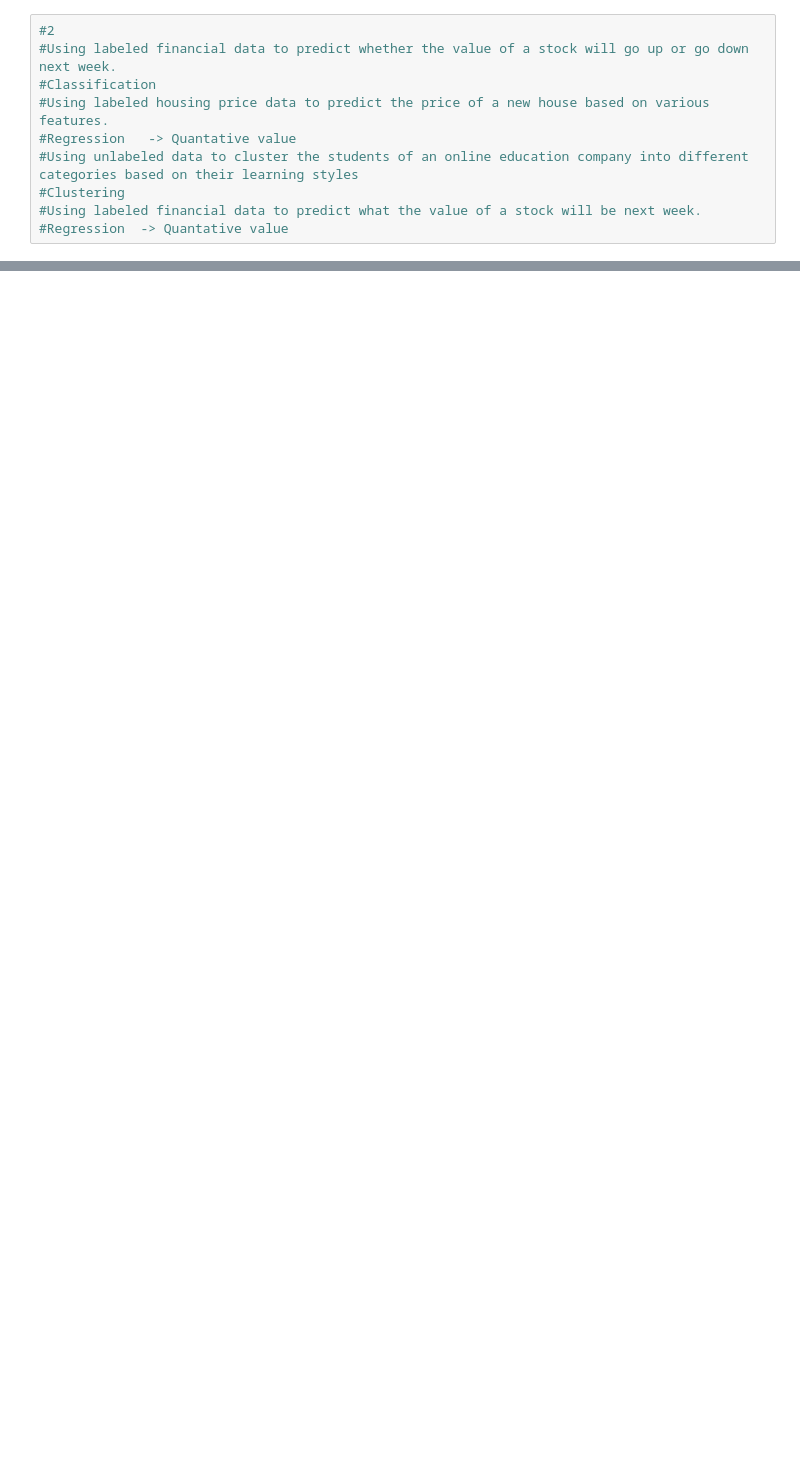
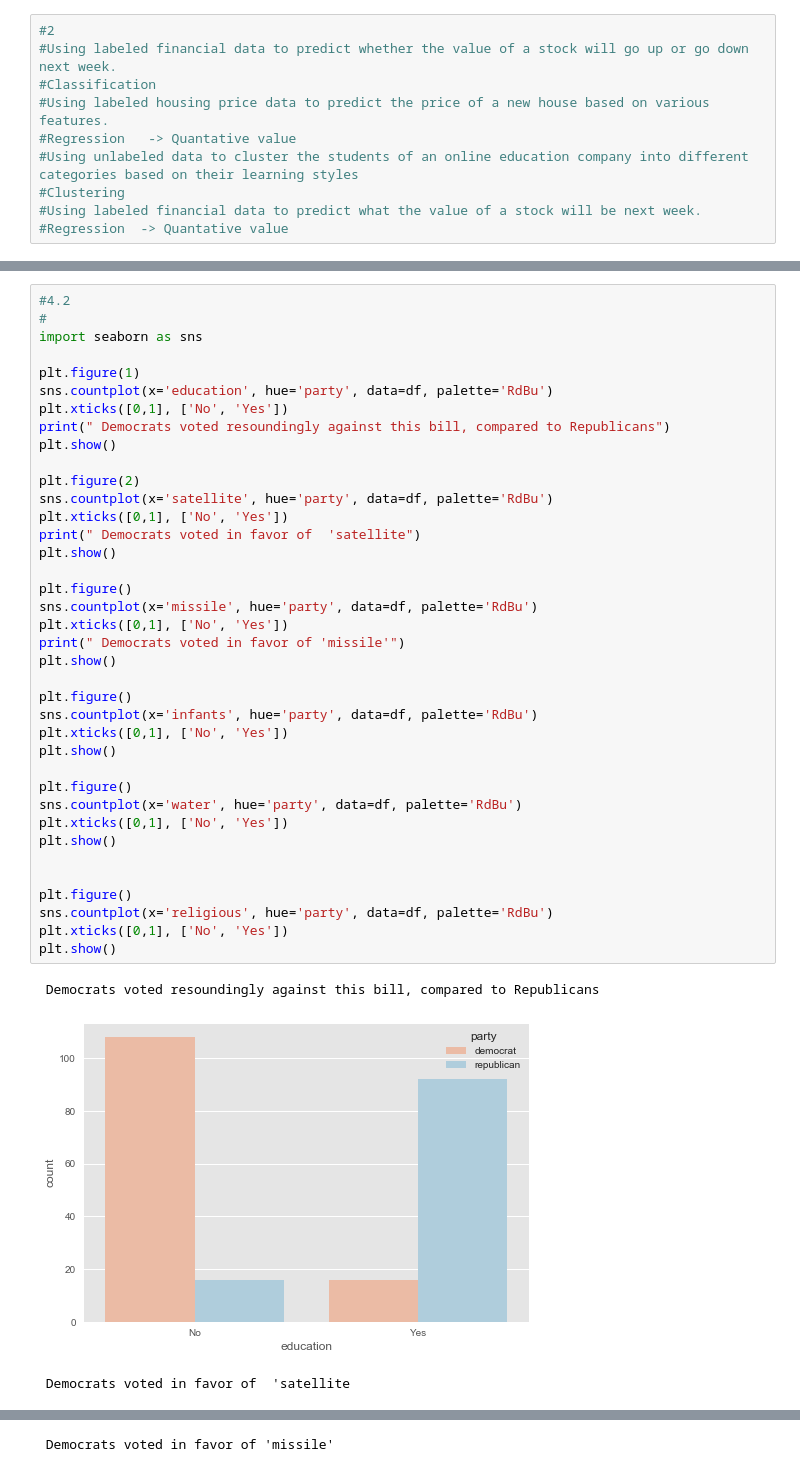
Before and after one commit to 201511608/Anaconda, a Jupyter notebook: MachineLearning_Supervised.ipynb, the cells around one changed output, grey strips where cells are left out. Cells and saved outputs as stored; diff of their text form; blank space fills up the shorter version.

```diff
--- a/MachineLearning_Supervised.ipynb
+++ b/MachineLearning_Supervised.ipynb
@@ -149,0 +183,42 @@ df.info
+# %%
+#4.2
+#
+import seaborn as sns
+
+plt.figure(1)
+sns.countplot(x='education', hue='party', data=df, palette='RdBu')
+plt.xticks([0,1], ['No', 'Yes'])
+print(" Democrats voted resoundingly against this bill, compared to Republicans")
+plt.show()
+
+plt.figure(2)
+sns.countplot(x='satellite', hue='party', data=df, palette='RdBu')
+plt.xticks([0,1], ['No', 'Yes'])
+print(" Democrats voted in favor of  'satellite")
+plt.show()
+
+plt.figure()
+sns.countplot(x='missile', hue='party', data=df, palette='RdBu')
+plt.xticks([0,1], ['No', 'Yes'])
+print(" Democrats voted in favor of 'missile'")
+plt.show()
+
+plt.figure()
+sns.countplot(x='infants', hue='party', data=df, palette='RdBu')
+plt.xticks([0,1], ['No', 'Yes'])
+plt.show()
+
+plt.figure()
+sns.countplot(x='water', hue='party', data=df, palette='RdBu')
+plt.xticks([0,1], ['No', 'Yes'])
+plt.show()
+
+
+plt.figure()
+sns.countplot(x='religious', hue='party', data=df, palette='RdBu')
+plt.xticks([0,1], ['No', 'Yes'])
+plt.show()
+# %% [output]
+ Democrats voted resoundingly against this bill, compared to Republicans
+[figure, added]
+ Democrats voted in favor of  'satellite
@@ -149,0 +226 @@ df.info
+ Democrats voted in favor of 'missile'
```
Also changed, not shown: parts of 10 cells of this notebook, 1 other file.
